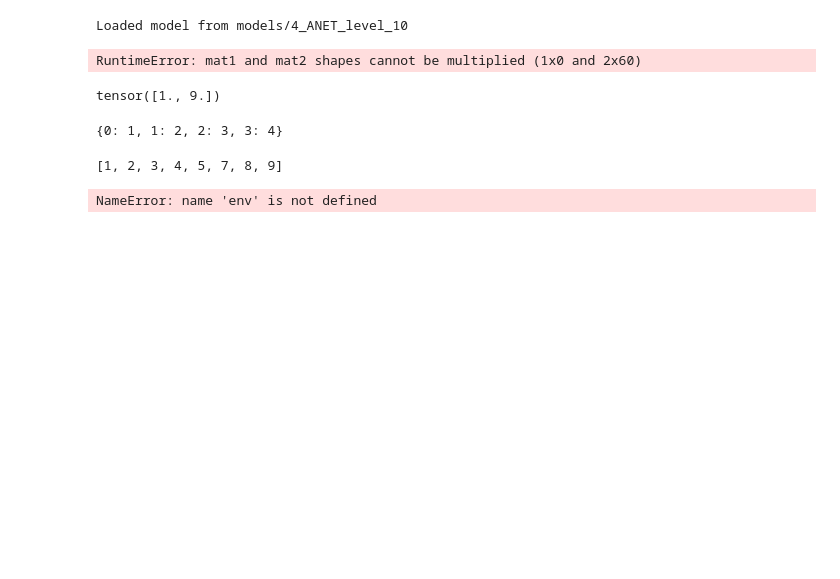
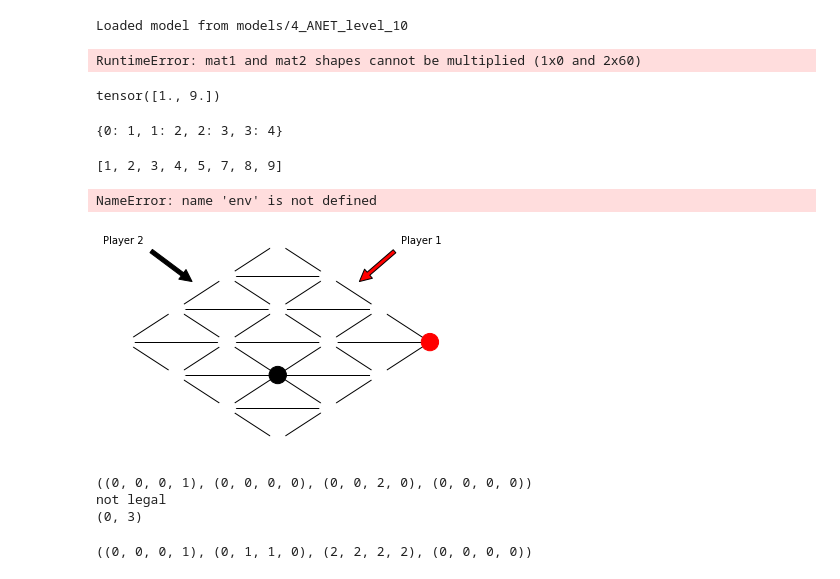
Before and after one commit to Siglangf/KI_2, a Jupyter notebook: Test.ipynb, the cells around one changed output. Cells and saved outputs as stored; diff of their text form; code cells hidden in the pictures; blank space fills up the shorter version.

```diff
--- a/Test.ipynb
+++ b/Test.ipynb
@@ -177,3 +162,0 @@ def select_batch(replay_buffer,batch_size,upper_percent=0.8,upper_fraq = 3/4):
-# %%
-action_space = Hex(SIZE).get_action_space()
-anet = ANET(input_size=SIZE,output_size=len(action_space))
@@ -337,3 +254,56 @@ D = np.zeros(len(action_space))
 env.get_action_space()
 # %% [output]
 NameError: name 'env' is not defined
+# %%
+EPSILON = 1
+C=1
+NUM_SIMULATIONS = 2000
+anet = None
+
+environment = Hex(4)
+# Initialize environment
+environment.reset()
+is_final = environment.is_final()
+# Initialize mcts
+root = Node(environment)
+board_mcts = MCTS(EPSILON, anet, C)
+is_final = environment.is_final()
+action_space = environment.get_action_space()
+while not is_final:
+    frame = visualize_state(environment)
+    display.clear_output(wait=True)
+    display.display(frame)
+    time.sleep(1)
+    print(environment.board.to_tuple())
+    if environment.player ==1:
+        board_mcts.set_root(root)
+        board_mcts.run_simulations(NUM_SIMULATIONS)
+        D, new_root = board_mcts.get_probability_distribution(
+            board_mcts.root, action_space)
+        state = environment.get_state()
+        action = action_space[np.argmax(D)]
+        if action not in environment.legal_actions():
+            print("not legal")
+            print(action)
+            print(D)
+            print(environment.legal_actions)
+            break
+        # Perform the action in the actual environment
+    else:
+        action = eval(input("Select move: (row,col)"))
+        for child in board_mcts.root.children:
+            if child.pred_action==action:
+                new_root = child
+    root=new_root
+    state, _, is_final = environment.step(action)
+
+    # Update root of MCST to be the choosen childstate
+# %% [output]
+[figure, added]
+((0, 0, 0, 1), (0, 0, 0, 0), (0, 0, 2, 0), (0, 0, 0, 0))
+not legal
+(0, 3)
+# %%
+print(environment.board.to_tuple())
+# %% [output]
+((0, 0, 0, 1), (0, 1, 1, 0), (2, 2, 2, 2), (0, 0, 0, 0))
```
Also changed, not shown: parts of 7 cells of this notebook, 2 other files.
